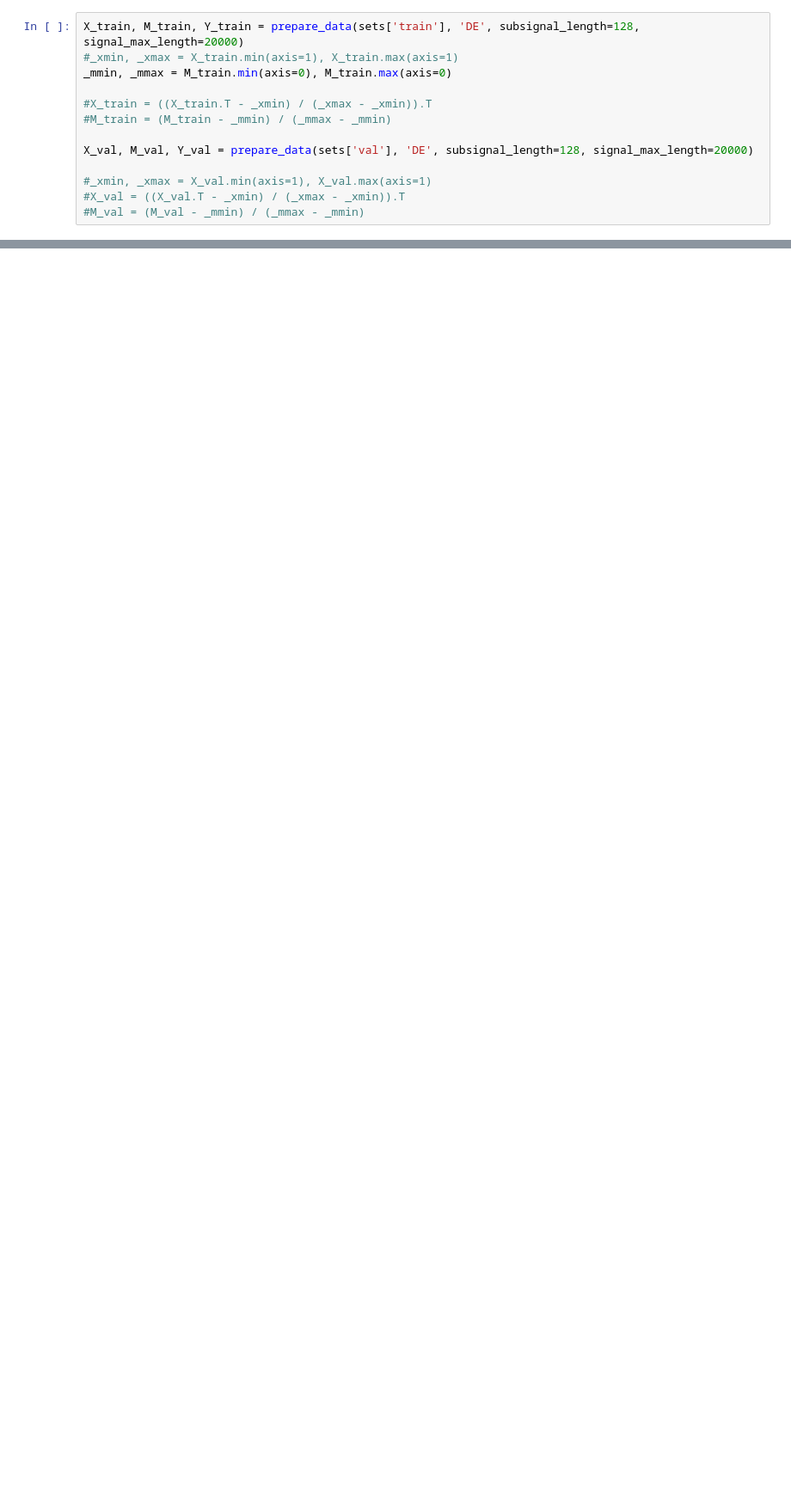
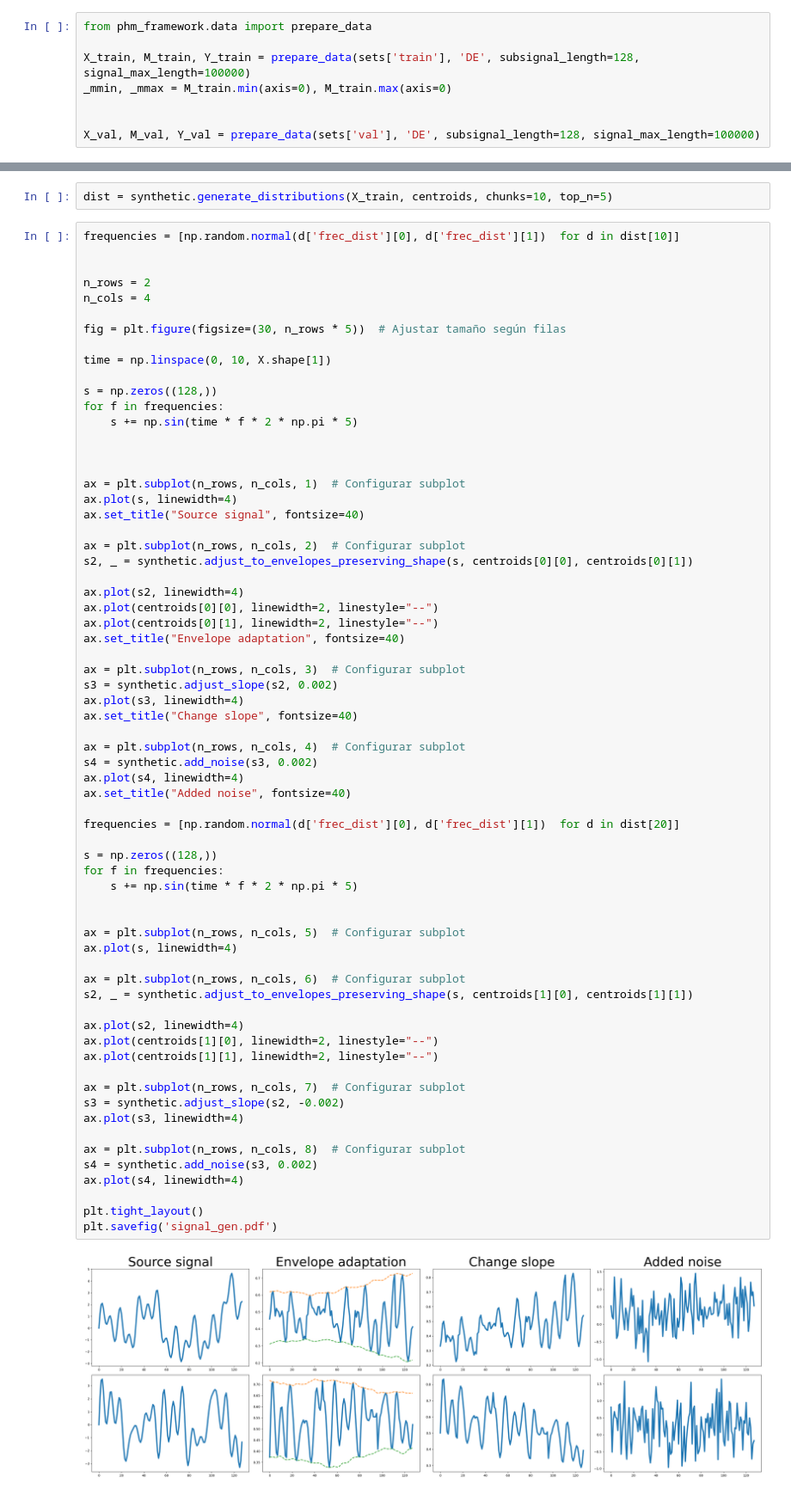
Before and after one commit to dasolma/diffLIME, a Jupyter notebook: src/phm_framework/notebooks/Generate Signal DS.ipynb, the cells around one changed output, grey strips where cells are left out. Shown: that part at 86% size. Cells and saved outputs as stored; diff of their text form; blank space fills up the shorter version.

Commit message:
Notebook to show how synth signals are generated

```diff
--- a/src/phm_framework/notebooks/Generate Signal DS.ipynb
+++ b/src/phm_framework/notebooks/Generate Signal DS.ipynb
@@ -172,14 +62,9 @@ def prepare_data(X, signal_col, subsignal_length = 1000, signal_max_length = 200
 # %%
-X_train, M_train, Y_train = prepare_data(sets['train'], 'DE', subsignal_length=128, signal_max_length=20000)
-#_xmin, _xmax = X_train.min(axis=1), X_train.max(axis=1)
+from phm_framework.data import prepare_data
+
+X_train, M_train, Y_train = prepare_data(sets['train'], 'DE', subsignal_length=128, signal_max_length=100000)
 _mmin, _mmax = M_train.min(axis=0), M_train.max(axis=0)
 
-#X_train = ((X_train.T - _xmin) / (_xmax - _xmin)).T
-#M_train = (M_train - _mmin) / (_mmax - _mmin)
 
-X_val, M_val, Y_val = prepare_data(sets['val'], 'DE', subsignal_length=128, signal_max_length=20000)
-
-#_xmin, _xmax = X_val.min(axis=1), X_val.max(axis=1)
-#X_val = ((X_val.T - _xmin) / (_xmax - _xmin)).T
-#M_val = (M_val - _mmin) / (_mmax - _mmin)
+X_val, M_val, Y_val = prepare_data(sets['val'], 'DE', subsignal_length=128, signal_max_length=100000)
 # %% [output]
@@ -603,0 +92,70 @@ dist = synthetic.generate_synth_data(X_train)
+# %%
+dist = synthetic.generate_distributions(X_train, centroids, chunks=10, top_n=5)
+# %%
+frequencies = [np.random.normal(d['frec_dist'][0], d['frec_dist'][1])  for d in dist[10]]
+
+
+n_rows = 2
+n_cols = 4
+
+fig = plt.figure(figsize=(30, n_rows * 5))  # Ajustar tamaño según filas
+
+time = np.linspace(0, 10, X.shape[1])
+
+s = np.zeros((128,))
+for f in frequencies:
+    s += np.sin(time * f * 2 * np.pi * 5)
+
+
+
+ax = plt.subplot(n_rows, n_cols, 1)  # Configurar subplot
+ax.plot(s, linewidth=4)
+ax.set_title("Source signal", fontsize=40)
+
+ax = plt.subplot(n_rows, n_cols, 2)  # Configurar subplot
+s2, _ = synthetic.adjust_to_envelopes_preserving_shape(s, centroids[0][0], centroids[0][1])
+
+ax.plot(s2, linewidth=4)
+ax.plot(centroids[0][0], linewidth=2, linestyle="--")
+ax.plot(centroids[0][1], linewidth=2, linestyle="--")
+ax.set_title("Envelope adaptation", fontsize=40)
+
+ax = plt.subplot(n_rows, n_cols, 3)  # Configurar subplot
+s3 = synthetic.adjust_slope(s2, 0.002)
+ax.plot(s3, linewidth=4)
+ax.set_title("Change slope", fontsize=40)
+
+ax = plt.subplot(n_rows, n_cols, 4)  # Configurar subplot
+s4 = synthetic.add_noise(s3, 0.002)
+ax.plot(s4, linewidth=4)
+ax.set_title("Added noise", fontsize=40)
+
+frequencies = [np.random.normal(d['frec_dist'][0], d['frec_dist'][1])  for d in dist[20]]
+
+s = np.zeros((128,))
+for f in frequencies:
+    s += np.sin(time * f * 2 * np.pi * 5)
+
+
+ax = plt.subplot(n_rows, n_cols, 5)  # Configurar subplot
+ax.plot(s, linewidth=4)
+
+ax = plt.subplot(n_rows, n_cols, 6)  # Configurar subplot
+s2, _ = synthetic.adjust_to_envelopes_preserving_shape(s, centroids[1][0], centroids[1][1])
+
+ax.plot(s2, linewidth=4)
+ax.plot(centroids[1][0], linewidth=2, linestyle="--")
+ax.plot(centroids[1][1], linewidth=2, linestyle="--")
+
+ax = plt.subplot(n_rows, n_cols, 7)  # Configurar subplot
+s3 = synthetic.adjust_slope(s2, -0.002)
+ax.plot(s3, linewidth=4)
+
+ax = plt.subplot(n_rows, n_cols, 8)  # Configurar subplot
+s4 = synthetic.add_noise(s3, 0.002)
+ax.plot(s4, linewidth=4)
+
+plt.tight_layout()
+plt.savefig('signal_gen.pdf')
+# %% [output]
+[figure, added]
```
Also changed, not shown: parts of 17 cells of this notebook.
